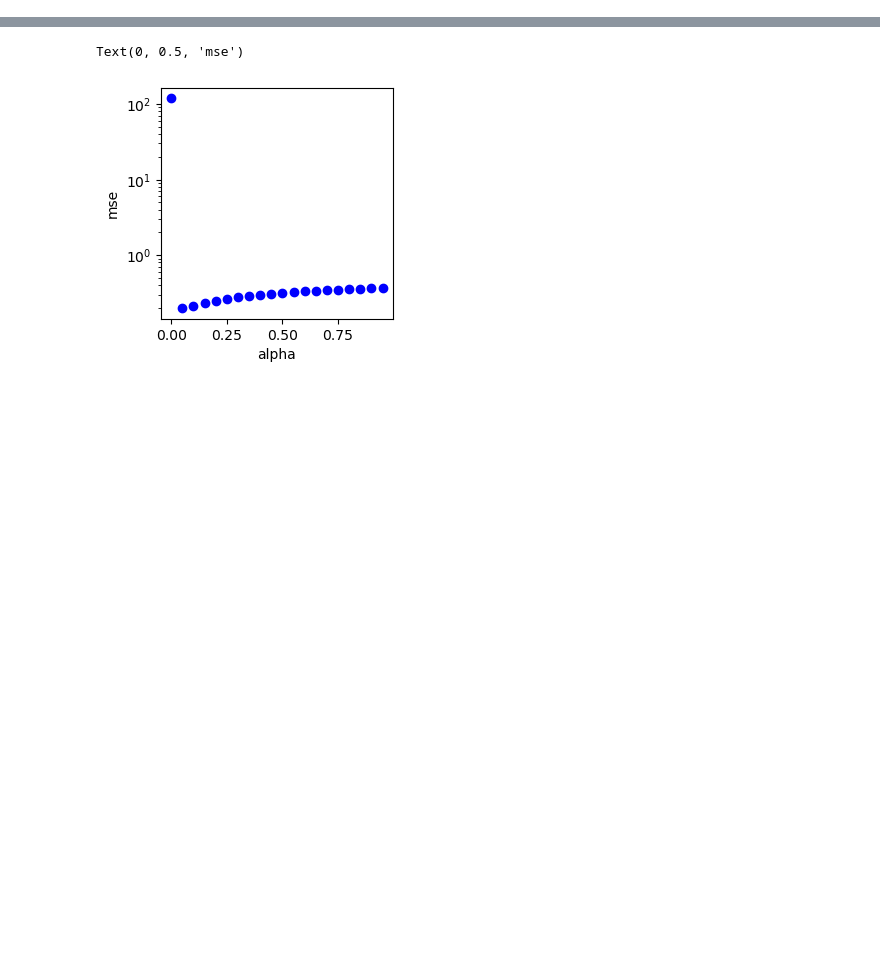
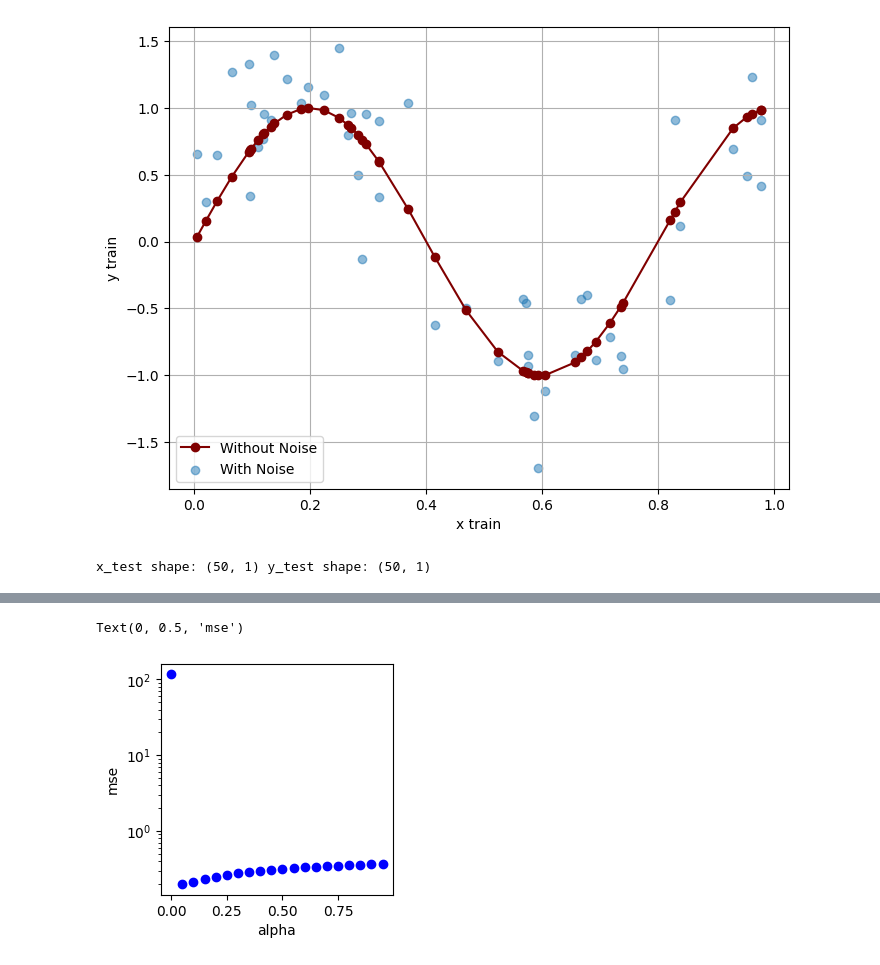
Before and after one commit to ariahosseini/TradML, a Jupyter notebook: SciKitLearn_00_ProjZero_LinearModels.ipynb, the cells around one changed output, grey strips where cells are left out. Saved outputs shown, nothing was run; the diff lists cells and outputs as text; code cells hidden in the pictures; blank space fills up the shorter version.

```diff
--- a/SciKitLearn_00_ProjZero_LinearModels.ipynb
+++ b/SciKitLearn_00_ProjZero_LinearModels.ipynb
@@ -44,0 +54,17 @@ x_poly_test shape: (50, 20)
+# %%
+plt.figure(figsize=(8, 6))
+plt.plot(x_train, np.sin(2.5 * np.pi * x_train), 'o-', label='Without Noise', color='maroon')
+plt.scatter(x_train, y_train, label='With Noise', alpha=0.5)
+plt.xlabel('x train')
+plt.ylabel('y train')
+plt.legend()
+plt.grid(True)
+plt.show()
+# %% [output]
+[figure, added]
+# %%
+x_test = np.sort(np.random.rand(n)).reshape(-1,1)
+y_test = np.sin(2.5 * np.pi * x_test) + noise
+print("x_test shape:", x_test.shape, "y_test shape:", y_test.shape)
+# %% [output]
+x_test shape: (50, 1) y_test shape: (50, 1)
```
Also changed, not shown: parts of 51 cells of this notebook.
